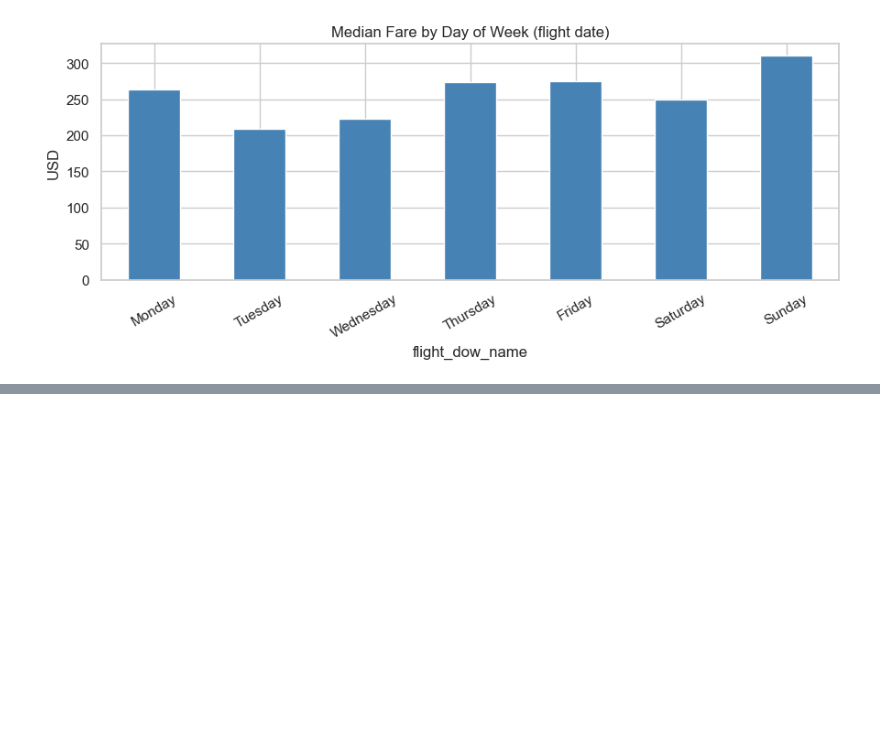
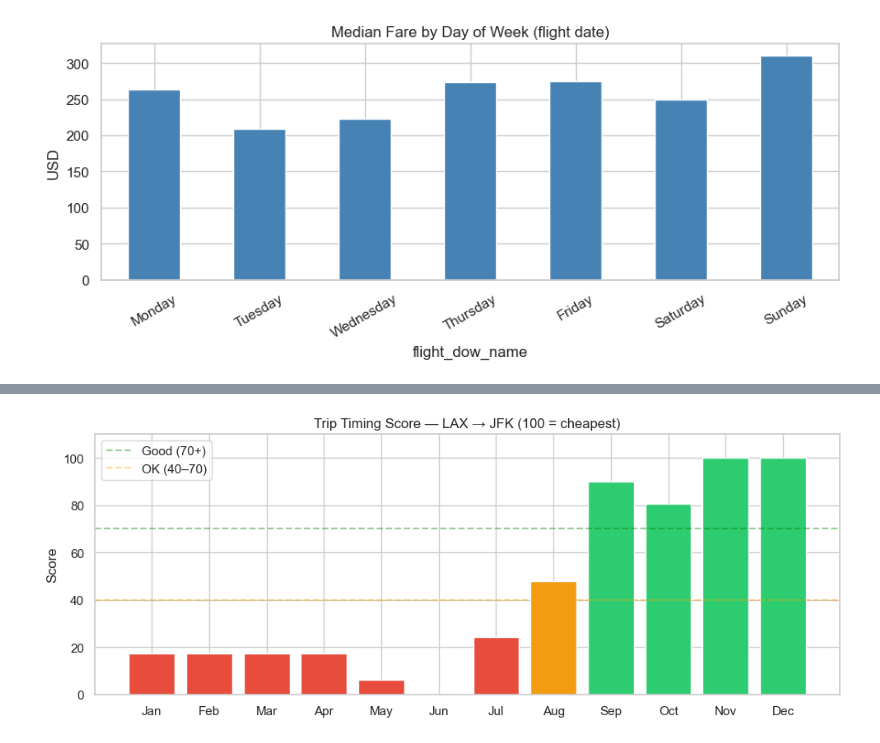
Before and after one commit to Splash791/Tailwind, a Jupyter notebook: Tailwind.ipynb, the cells around one changed output, grey strips where cells are left out. Drawn from its saved outputs; the diff is of its cells as text; code cells hidden in the pictures; blank space fills up the shorter version.

Commit message:
timing recommender feature added

```diff
--- a/Tailwind.ipynb
+++ b/Tailwind.ipynb
@@ -265,0 +367,20 @@ plt.show()
+# %%
+month_order = ['Jan','Feb','Mar','Apr','May','Jun','Jul','Aug','Sep','Oct','Nov','Dec']
+result['month_name'] = pd.Categorical(result['month_name'], categories=month_order, ordered=True)
+result_sorted = result.sort_values('month_name')
+
+colors = ['#2ecc71' if s >= 70 else '#f39c12' if s >= 40 else '#e74c3c'
+          for s in result_sorted['score']]
+
+plt.figure(figsize=(10, 4))
+plt.bar(result_sorted['month_name'], result_sorted['score'], color=colors, edgecolor='white')
+plt.axhline(y=70, color='green', linestyle='--', alpha=0.4, label='Good (70+)')
+plt.axhline(y=40, color='orange', linestyle='--', alpha=0.4, label='OK (40–70)')
+plt.title('Trip Timing Score — LAX → JFK (100 = cheapest)')
+plt.ylabel('Score')
+plt.ylim(0, 110)
+plt.legend()
+plt.tight_layout()
+plt.show()
+# %% [output]
+[figure, added]
```
Also changed, not shown: parts of 3 cells of this notebook.
